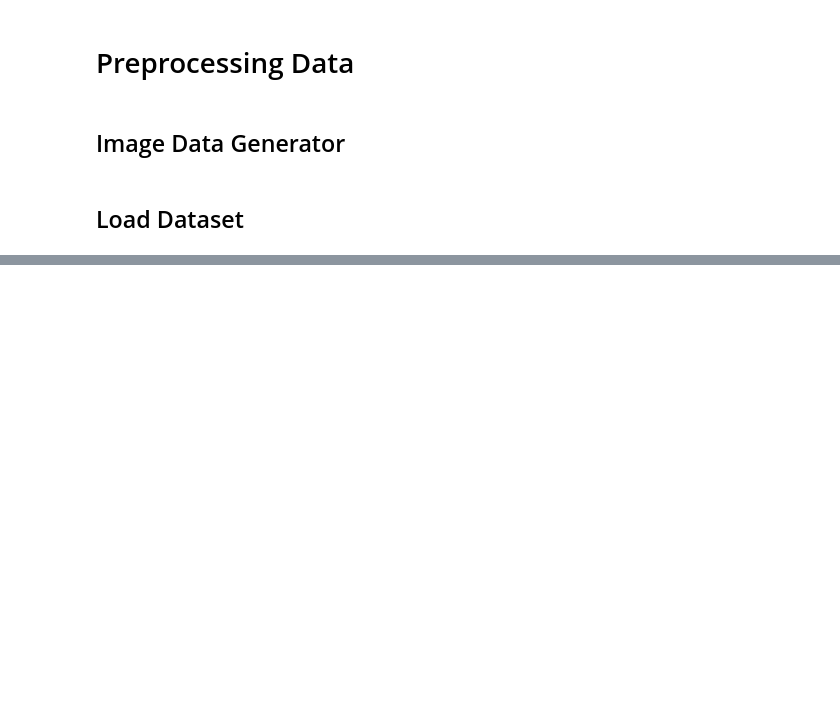
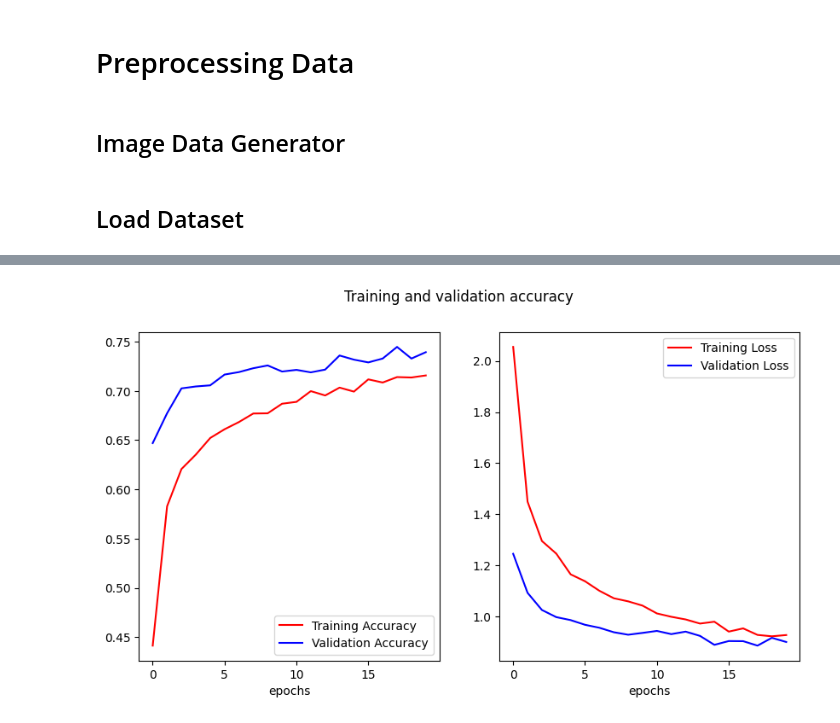
Before and after one commit to BangkitTeam/MachineLearning, a Jupyter notebook: main.ipynb, the cells around one changed output, grey strips where cells are left out. Saved outputs shown, nothing was run; the diff lists cells and outputs as text; code cells hidden in the pictures; blank space fills up the shorter version.

Commit message:
build dan train data

```diff
--- a/main.ipynb
+++ b/main.ipynb
@@ -176,0 +247,16 @@ plot_augmented_images(train_flow)
+# %%
+from tensorflow.keras.applications import MobileNetV2
+from tensorflow.keras.layers import GlobalAveragePooling2D
+
+base_model = MobileNetV2(input_shape=(128, 128, 3), include_top=False, weights='imagenet')
+base_model.trainable = False  # Bekukan layer awal dari model pretrained
+
+model = Sequential([
+    base_model,
+    GlobalAveragePooling2D(),
+    Dense(128, activation='relu'),
+    Dropout(0.5),
+    Dense(train_flow.num_classes, activation='softmax')
+])
+
+model.compile(optimizer='adam', loss='categorical_crossentropy', metrics=['accuracy'])
@@ -176,0 +265,6 @@ plot_augmented_images(train_flow)
+# %%
+history = model.fit(
+    train_flow,
+    validation_data=val_flow,
+    epochs=20  # Sesuaikan dengan kebutuhan
+)
@@ -176,0 +291,22 @@ plot_augmented_images(train_flow)
+# %%
+# Get training and validation accuracies
+acc = history.history['accuracy']
+val_acc = history.history['val_accuracy']
+loss = history.history['loss']
+val_loss = history.history['val_loss']
+
+# Get number of epochs
+epochs = range(len(acc))
+
+fig, ax = plt.subplots(1, 2, figsize=(10, 5))
+fig.suptitle('Training and validation accuracy')
+
+for i, (data, label) in enumerate(zip([(acc, val_acc), (loss, val_loss)], ["Accuracy", "Loss"])):
+    ax[i].plot(epochs, data[0], 'r', label="Training " + label)
+    ax[i].plot(epochs, data[1], 'b', label="Validation " + label)
+    ax[i].legend()
+    ax[i].set_xlabel('epochs')
+
+plt.show()
+# %% [output]
+[figure, added]
```
Also changed, not shown: parts of 14 cells of this notebook.
